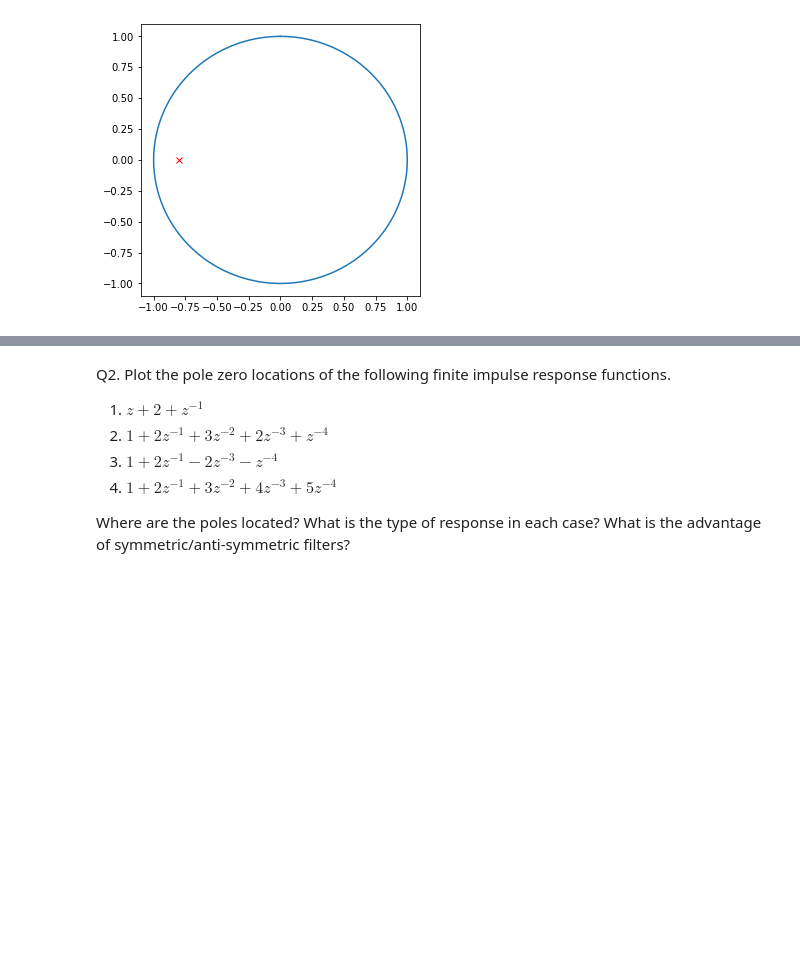
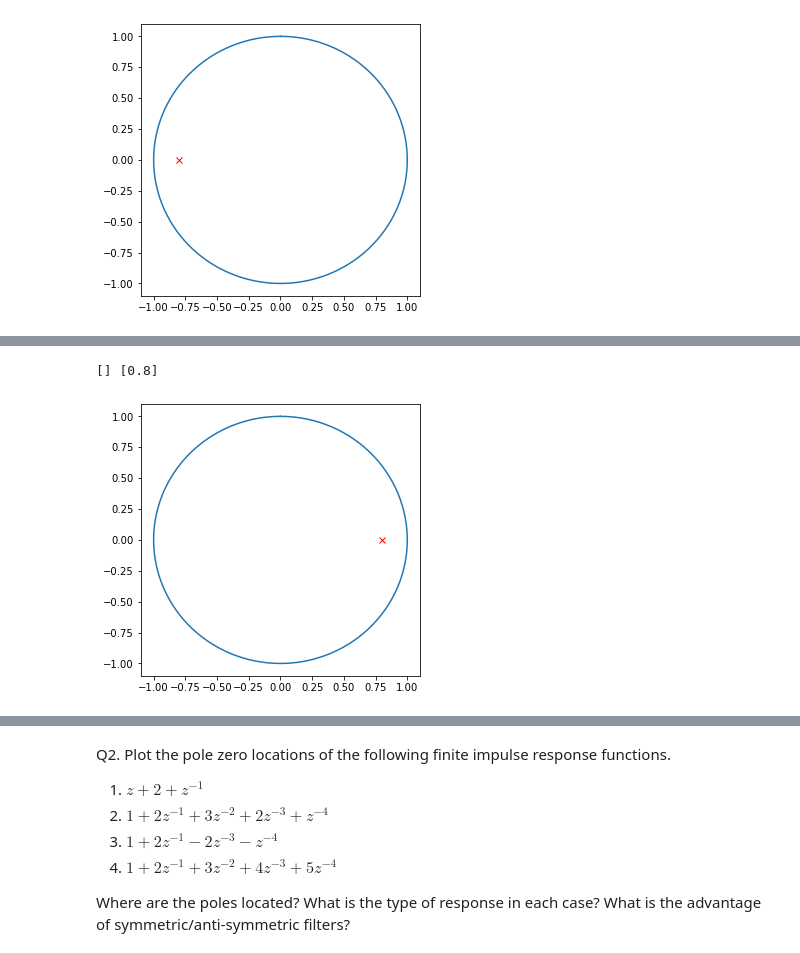
Before and after one commit to the-pinbo/EC211, a Jupyter notebook: Lab5/Z-transform.ipynb, the cells around one changed output, grey strips where cells are left out. Drawn from its saved outputs; the diff is of its cells as text; code cells hidden in the pictures; blank space fills up the shorter version.

```diff
--- a/Lab5/Z-transform.ipynb
+++ b/Lab5/Z-transform.ipynb
@@ -32,0 +47,15 @@ plt.show()
+# %%
+#1
+b=[1]
+a=[1,-0.8]
+z,p,k =sig.tf2zpk(b,a)
+print(z,p)
+
+plt.figure(figsize=(5, 5))
+plt.plot(z.real, z.imag, 'ro', p.real, p.imag, 'rx')
+n1 = np.arange(0,np.pi*2,1/100)
+plt.plot(np.sin(n1),np.cos(n1))
+plt.show()
+# %% [output]
+[] [0.8]
+[figure, added]
```
Also changed, not shown: parts of 36 cells of this notebook.
